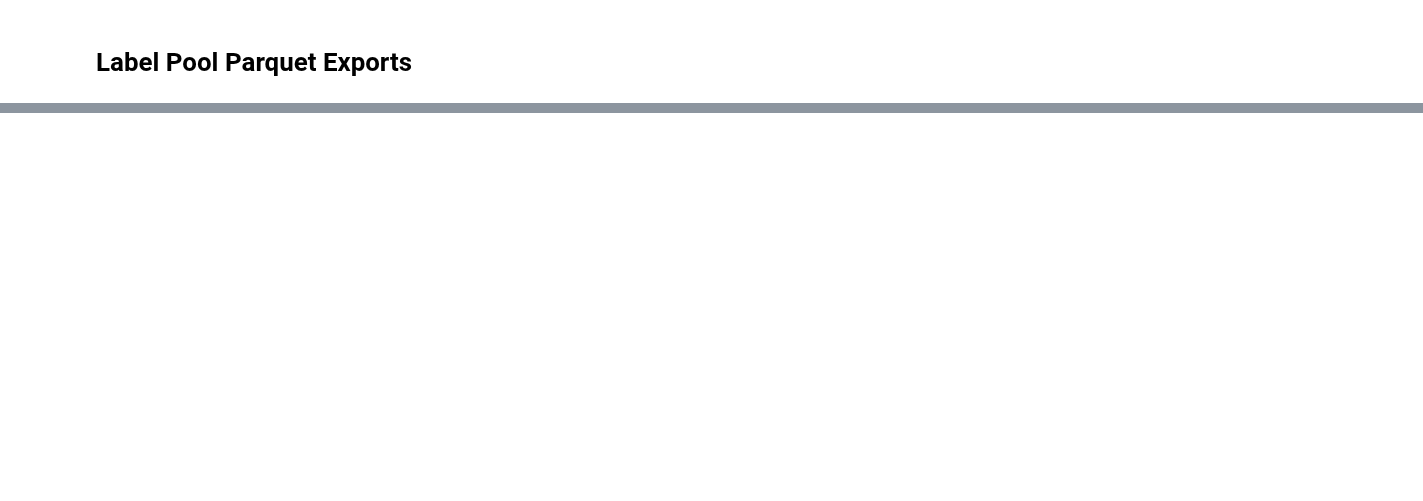
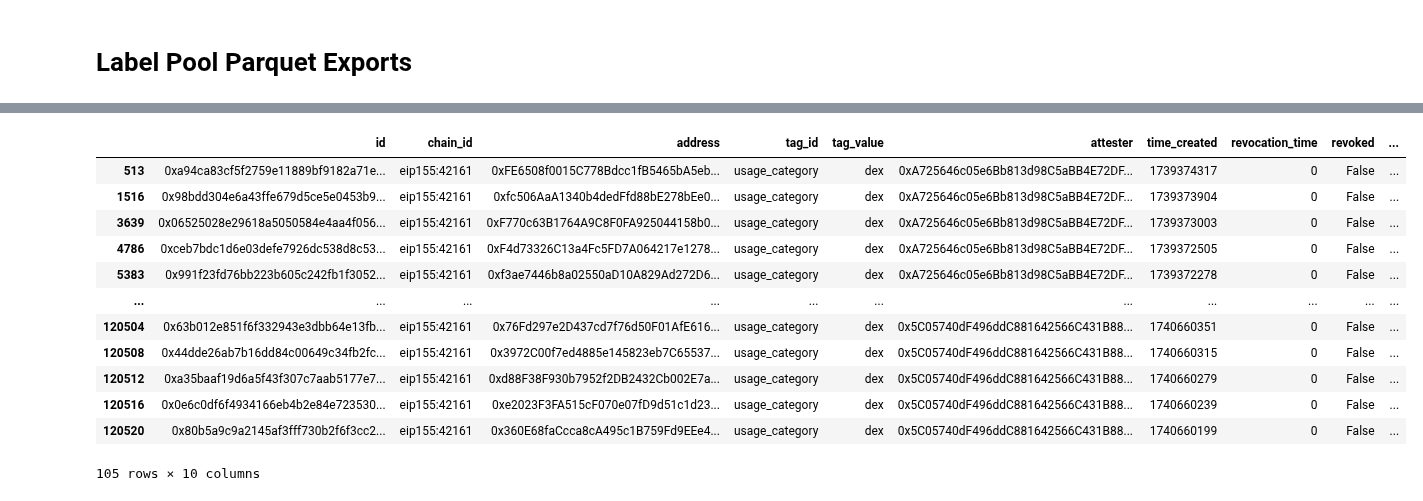
Before and after one commit to openlabelsinitiative/OLI, a Jupyter notebook: 2_label_pool/tooling_read/parquet/main.ipynb, the cells around one changed output, grey strips where cells are left out. Drawn from its saved outputs; the diff is of its cells as text; code cells hidden in the pictures; blank space fills up the shorter version.

```diff
--- a/2_label_pool/tooling_read/parquet/main.ipynb
+++ b/2_label_pool/tooling_read/parquet/main.ipynb
@@ -39,0 +98,17 @@ print(decoded_df.head())
+# %%
+# get all dexes on Arbitrum
+decoded_df.loc[(decoded_df['chain_id'] == 'eip155:42161') & (decoded_df['tag_value'] == 'dex')]
+# %% [output]
+|  | id | chain_id | address | tag_id | tag_value | attester | time_created | revocation_time | revoked | ... |
+| 513 | 0xa94ca83cf5f2759e11889bf9182a71e... | eip155:42161 | 0xFE6508f0015C778Bdcc1fB5465bA5eb... | usage_category | dex | 0xA725646c05e6Bb813d98C5aBB4E72DF... | 1739374317 | 0 | False | ... |
+| 1516 | 0x98bdd304e6a43ffe679d5ce5e0453b9... | eip155:42161 | 0xfc506AaA1340b4dedFfd88bE278bEe0... | usage_category | dex | 0xA725646c05e6Bb813d98C5aBB4E72DF... | 1739373904 | 0 | False | ... |
+| 3639 | 0x06525028e29618a5050584e4aa4f056... | eip155:42161 | 0xF770c63B1764A9C8F0FA925044158b0... | usage_category | dex | 0xA725646c05e6Bb813d98C5aBB4E72DF... | 1739373003 | 0 | False | ... |
+| 4786 | 0xceb7bdc1d6e03defe7926dc538d8c53... | eip155:42161 | 0xF4d73326C13a4Fc5FD7A064217e1278... | usage_category | dex | 0xA725646c05e6Bb813d98C5aBB4E72DF... | 1739372505 | 0 | False | ... |
+| 5383 | 0x991f23fd76bb223b605c242fb1f3052... | eip155:42161 | 0xf3ae7446b8a02550aD10A829Ad272D6... | usage_category | dex | 0xA725646c05e6Bb813d98C5aBB4E72DF... | 1739372278 | 0 | False | ... |
+| ... | ... | ... | ... | ... | ... | ... | ... | ... | ... | ... |
+| 120504 | 0x63b012e851f6f332943e3dbb64e13fb... | eip155:42161 | 0x76Fd297e2D437cd7f76d50F01AfE616... | usage_category | dex | 0x5C05740dF496ddC881642566C431B88... | 1740660351 | 0 | False | ... |
+| 120508 | 0x44dde26ab7b16dd84c00649c34fb2fc... | eip155:42161 | 0x3972C00f7ed4885e145823eb7C65537... | usage_category | dex | 0x5C05740dF496ddC881642566C431B88... | 1740660315 | 0 | False | ... |
+| 120512 | 0xa35baaf19d6a5f43f307c7aab5177e7... | eip155:42161 | 0xd88F38F930b7952f2DB2432Cb002E7a... | usage_category | dex | 0x5C05740dF496ddC881642566C431B88... | 1740660279 | 0 | False | ... |
+| 120516 | 0x0e6c0df6f4934166eb4b2e84e723530... | eip155:42161 | 0xe2023F3FA515cF070e07fD9d51c1d23... | usage_category | dex | 0x5C05740dF496ddC881642566C431B88... | 1740660239 | 0 | False | ... |
+| 120520 | 0x80b5a9c9a2145af3fff730b2f6f3cc2... | eip155:42161 | 0x360E68faCcca8cA495c1B759Fd9EEe4... | usage_category | dex | 0x5C05740dF496ddC881642566C431B88... | 1740660199 | 0 | False | ... |
+105 rows × 10 columns
```
Also changed, not shown: parts of 4 cells of this notebook, 1 other file.
